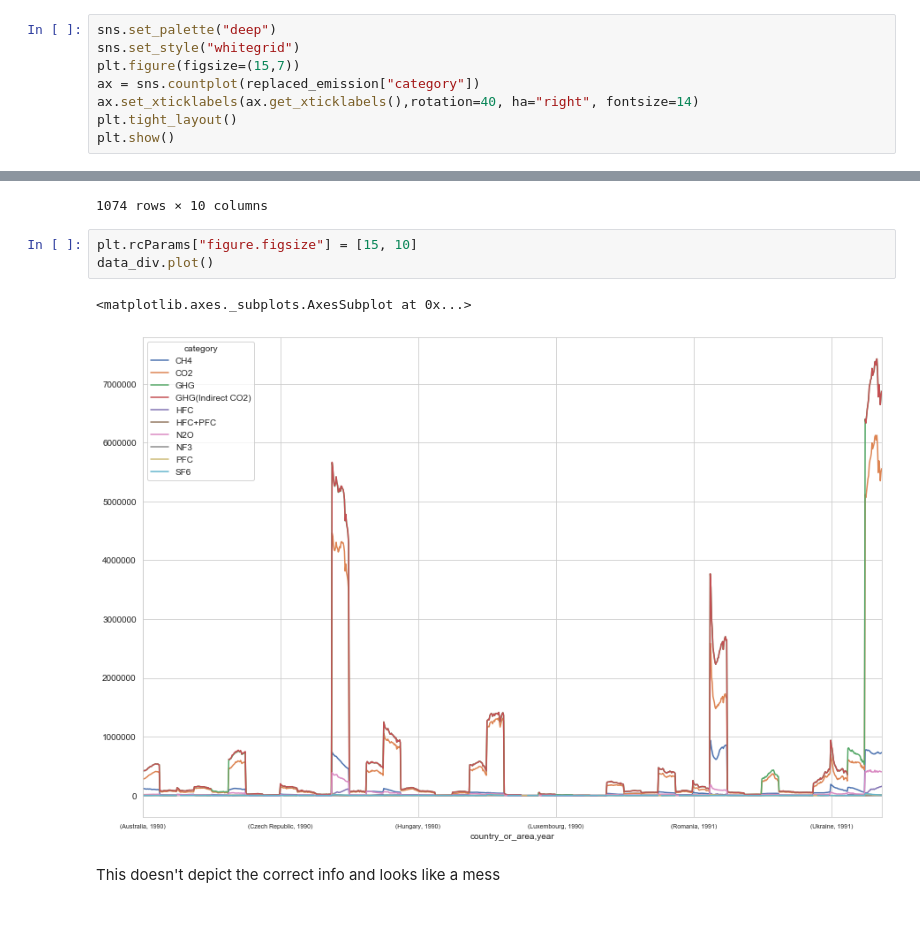
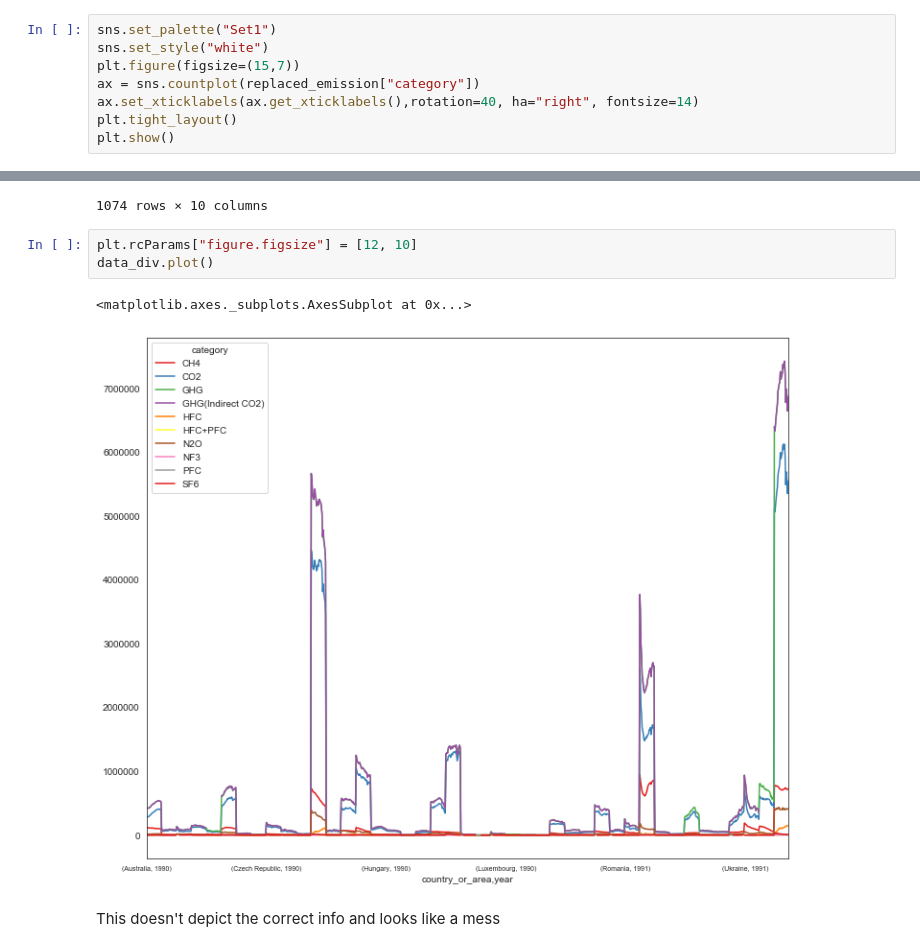
Before and after one commit to Wealthy-Waste/International-Greenhouse-Gas-Emissions, a Jupyter notebook: INTERNATIONAL GREENHOUSE GAS EMMISSION/1 - EMISSION ANALYSIS - 9TH MAY 2020.ipynb, the cells around one changed output, grey strips where cells are left out. Cells and saved outputs as stored; diff of their text form; blank space fills up the shorter version.

Commit message:
Added Country wise analysis
Hit and Trial of finding the parameter that can provide the better research output.

```diff
--- a/INTERNATIONAL GREENHOUSE GAS EMMISSION/1 - EMISSION ANALYSIS - 9TH MAY 2020.ipynb
+++ b/INTERNATIONAL GREENHOUSE GAS EMMISSION/1 - EMISSION ANALYSIS - 9TH MAY 2020.ipynb
@@ -197,8 +197,8 @@ l.count()
 # %% [markdown]
 ### Exploratory Data Analysis
 # %%
-sns.set_palette("deep")
-sns.set_style("whitegrid")
+sns.set_palette("Set1")
+sns.set_style("white")
 plt.figure(figsize=(15,7))
 ax = sns.countplot(replaced_emission["category"])
 ax.set_xticklabels(ax.get_xticklabels(),rotation=40, ha="right", fontsize=14)
@@ -284,11 +284,11 @@ data_div
 |  | 2014 | 730828.659455 | 5.556007e+06 | 6.870446e+06 | 6.870446e+06 | 157237.344889 | 9449.891683 | 403501.457115 | 490.436085 | ... |
 1074 rows × 10 columns
 # %%
-plt.rcParams["figure.figsize"] = [15, 10]
+plt.rcParams["figure.figsize"] = [12, 10]
 data_div.plot()
 # %% [output]
 <matplotlib.axes._subplots.AxesSubplot at 0x...>
-[figure, old version]
+[figure, new version]
 # %% [markdown]
 This doesn't depict the correct info and looks like a mess
 # %% [markdown]
```
Also changed, not shown: parts of 13 cells of this notebook.
